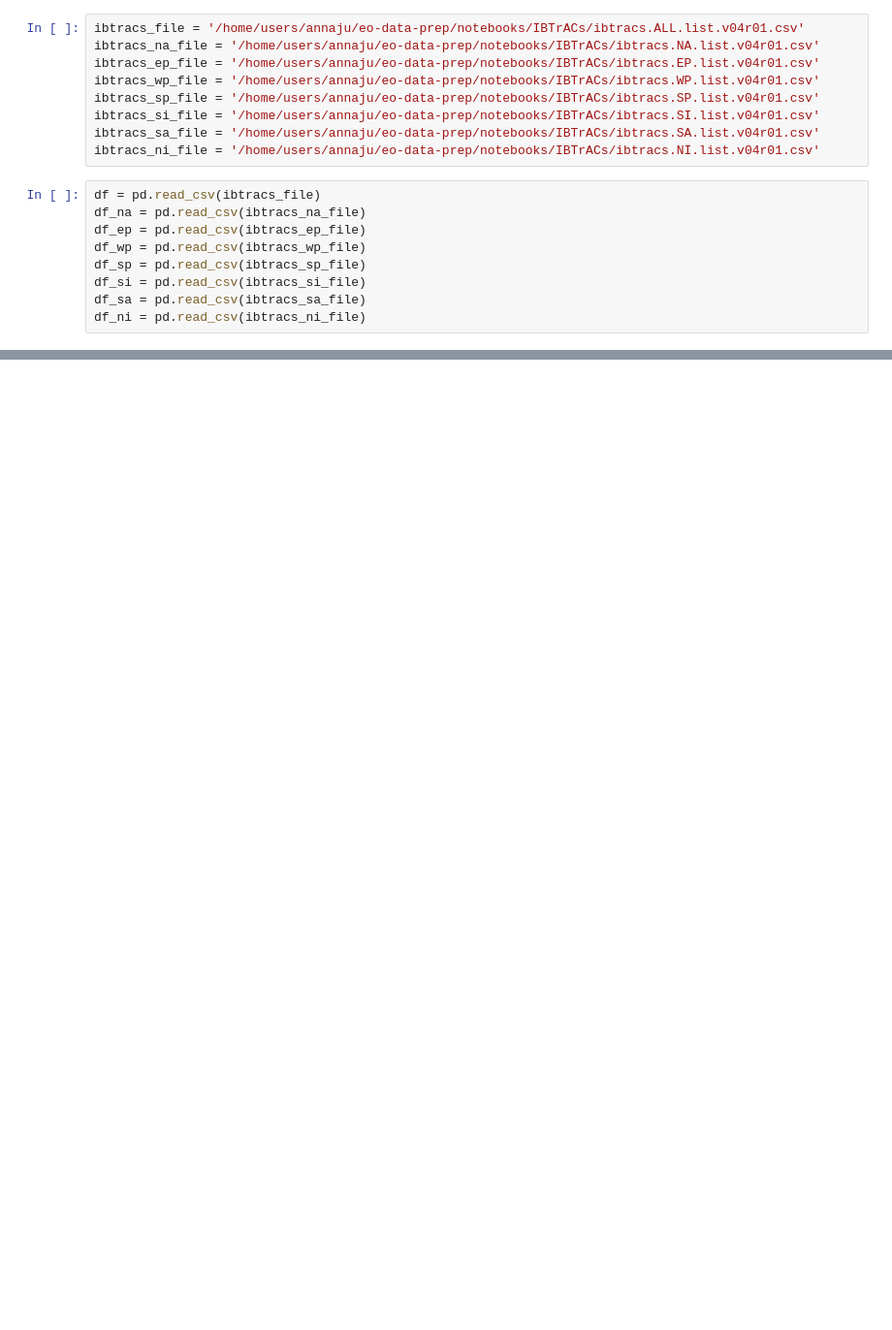
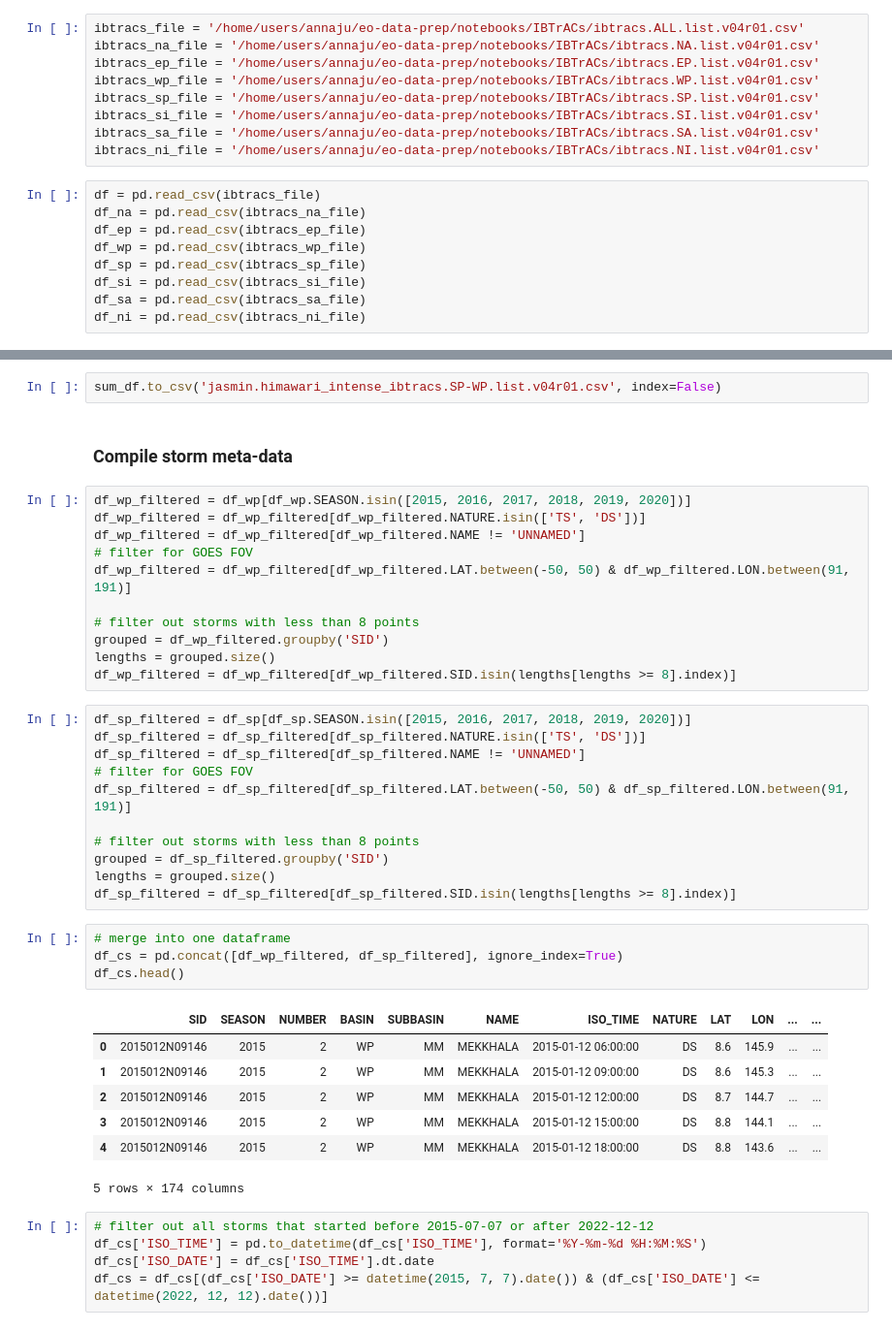
Before and after one commit to annajungbluth/eo-data-prep, a Jupyter notebook: notebooks/himawari_filter_tcs.ipynb, the cells around one changed output, grey strips where cells are left out. Shown: that part at 97% size. Drawn from its saved outputs; the diff is of its cells as text; blank space fills up the shorter version.

```diff
--- a/notebooks/himawari_filter_tcs.ipynb
+++ b/notebooks/himawari_filter_tcs.ipynb
@@ -281,0 +362,43 @@ test_patch.CMI_C09.plot()
+# %%
+sum_df.to_csv('jasmin.himawari_intense_ibtracs.SP-WP.list.v04r01.csv', index=False)
+# %% [markdown]
+### Compile storm meta-data
+# %%
+df_wp_filtered = df_wp[df_wp.SEASON.isin([2015, 2016, 2017, 2018, 2019, 2020])]
+df_wp_filtered = df_wp_filtered[df_wp_filtered.NATURE.isin(['TS', 'DS'])]
+df_wp_filtered = df_wp_filtered[df_wp_filtered.NAME != 'UNNAMED']
+# filter for GOES FOV
+df_wp_filtered = df_wp_filtered[df_wp_filtered.LAT.between(-50, 50) & df_wp_filtered.LON.between(91, 191)]
+
+# filter out storms with less than 8 points
+grouped = df_wp_filtered.groupby('SID')
+lengths = grouped.size()
+df_wp_filtered = df_wp_filtered[df_wp_filtered.SID.isin(lengths[lengths >= 8].index)]
+# %%
+df_sp_filtered = df_sp[df_sp.SEASON.isin([2015, 2016, 2017, 2018, 2019, 2020])]
+df_sp_filtered = df_sp_filtered[df_sp_filtered.NATURE.isin(['TS', 'DS'])]
+df_sp_filtered = df_sp_filtered[df_sp_filtered.NAME != 'UNNAMED']
+# filter for GOES FOV
+df_sp_filtered = df_sp_filtered[df_sp_filtered.LAT.between(-50, 50) & df_sp_filtered.LON.between(91, 191)]
+
+# filter out storms with less than 8 points
+grouped = df_sp_filtered.groupby('SID')
+lengths = grouped.size()
+df_sp_filtered = df_sp_filtered[df_sp_filtered.SID.isin(lengths[lengths >= 8].index)]
+# %%
+# merge into one dataframe
+df_cs = pd.concat([df_wp_filtered, df_sp_filtered], ignore_index=True)
+df_cs.head()
+# %% [output]
+|  | SID | SEASON | NUMBER | BASIN | SUBBASIN | NAME | ISO_TIME | NATURE | LAT | LON | ... | ... |
+| 0 | 2015012N09146 | 2015 | 2 | WP | MM | MEKKHALA | 2015-01-12 06:00:00 | DS | 8.6 | 145.9 | ... | ... |
+| 1 | 2015012N09146 | 2015 | 2 | WP | MM | MEKKHALA | 2015-01-12 09:00:00 | DS | 8.6 | 145.3 | ... | ... |
+| 2 | 2015012N09146 | 2015 | 2 | WP | MM | MEKKHALA | 2015-01-12 12:00:00 | DS | 8.7 | 144.7 | ... | ... |
+| 3 | 2015012N09146 | 2015 | 2 | WP | MM | MEKKHALA | 2015-01-12 15:00:00 | DS | 8.8 | 144.1 | ... | ... |
+| 4 | 2015012N09146 | 2015 | 2 | WP | MM | MEKKHALA | 2015-01-12 18:00:00 | DS | 8.8 | 143.6 | ... | ... |
+5 rows × 174 columns
+# %%
+# filter out all storms that started before 2015-07-07 or after 2022-12-12
+df_cs['ISO_TIME'] = pd.to_datetime(df_cs['ISO_TIME'], format='%Y-%m-%d %H:%M:%S')
+df_cs['ISO_DATE'] = df_cs['ISO_TIME'].dt.date
+df_cs = df_cs[(df_cs['ISO_DATE'] >= datetime(2015, 7, 7).date()) & (df_cs['ISO_DATE'] <= datetime(2022, 12, 12).date())]
```
Also changed, not shown: parts of 41 cells of this notebook, 6 other files.
